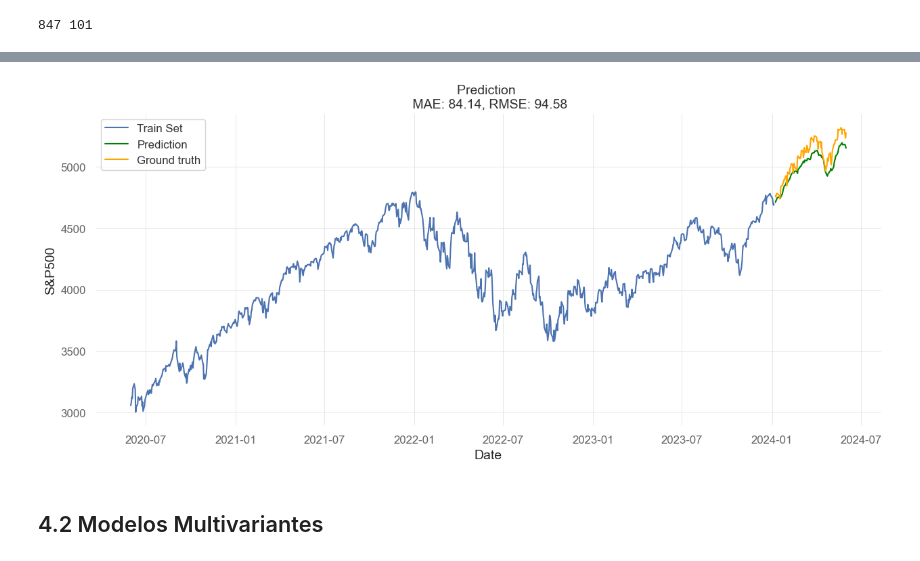
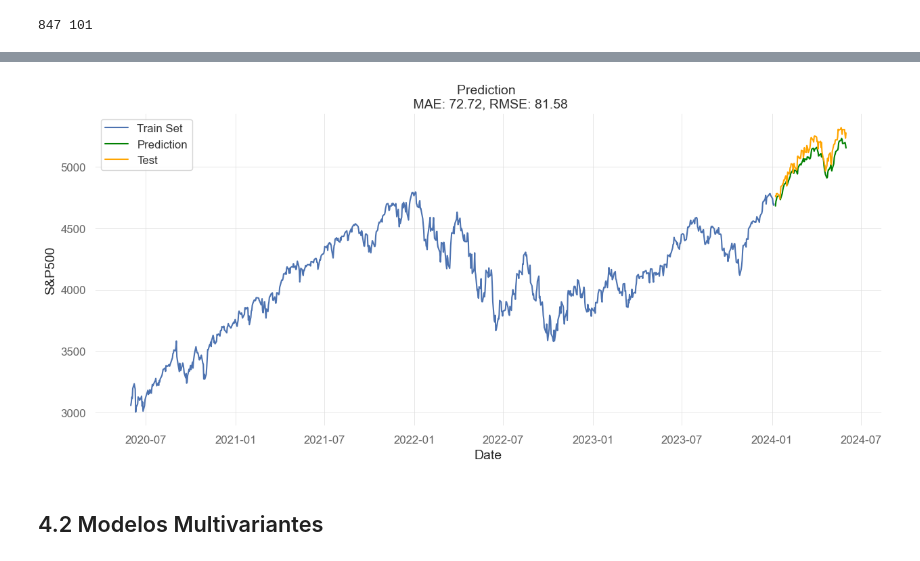
Before and after one commit to adriani94bil/Portafolio__Optimization, a Jupyter notebook: memoria.ipynb, the cells around one changed output, grey strips where cells are left out. Drawn from its saved outputs; the diff is of its cells as text; code cells hidden in the pictures.

```diff
--- a/memoria.ipynb
+++ b/memoria.ipynb
@@ -885,14 +918,15 @@ print(len(x_train), len(x_test))
 model = Sequential()
 model.add(LSTM(128, return_sequences=True, input_shape=(x_train.shape[1], x_train.shape[2])))
 model.add(LSTM(64, return_sequences=False))
-model.add(Dense(25))
+model.add(Dense(32))
+model.add(Dense(8))
 model.add(Dense(1))
 
 # Compile the model
 model.compile(optimizer='adam', loss='mean_squared_error')
 
 #Train the model
-model.fit(x_train, y_train, batch_size=1, epochs=5, validation_data=(x_test, y_test))
+history=model.fit(x_train, y_train, batch_size=8, epochs=200, validation_data=(x_test, y_test), callbacks=[EarlyStopping(monitor='val_loss', patience=10)])
 
 
 model.summary()
@@ -947,24 +997,24 @@ RMSE: 94.58069425016156
 # %%
 x_train_ticks = Y_red.head(int(0.90*len(Y_red)))['ds']
 y_train = Y_red.head(int(0.90*len(Y_red)))['y']
 x_test_ticks = Y_red.tail(int(0.10*len(Y_red)+1))['ds']
 
 # Plot the forecast
 f, ax = plt.subplots(1)
 f.set_figheight(6)
 f.set_figwidth(15)
 
 sns.lineplot(x=x_train_ticks, y=y_train, ax=ax, label='Train Set') #navajowhite
 sns.lineplot(x=x_test_ticks, y=test_predict[:,0], ax=ax, color='green', label='Prediction') #navajowhite
-sns.lineplot(x=x_test_ticks, y=y_test[0], ax=ax, color='orange', label='Ground truth') #navajowhite
+sns.lineplot(x=x_test_ticks, y=y_test[0], ax=ax, color='orange', label='Test') #navajowhite
 
 ax.set_title(f'Prediction \n MAE: {score_mae:.2f}, RMSE: {score_rmse:.2f}', fontsize=14)
 ax.set_xlabel(xlabel='Date', fontsize=14)
 ax.set_ylabel(ylabel='S&P500', fontsize=14)
 
 plt.show()
 # %% [output]
-[figure, old version]
+[figure, new version]
 # %% [markdown]
 ## 4.2 Modelos Multivariantes
 # %% [markdown]
```
Also changed, not shown: parts of 37 cells of this notebook, 2 other files.
